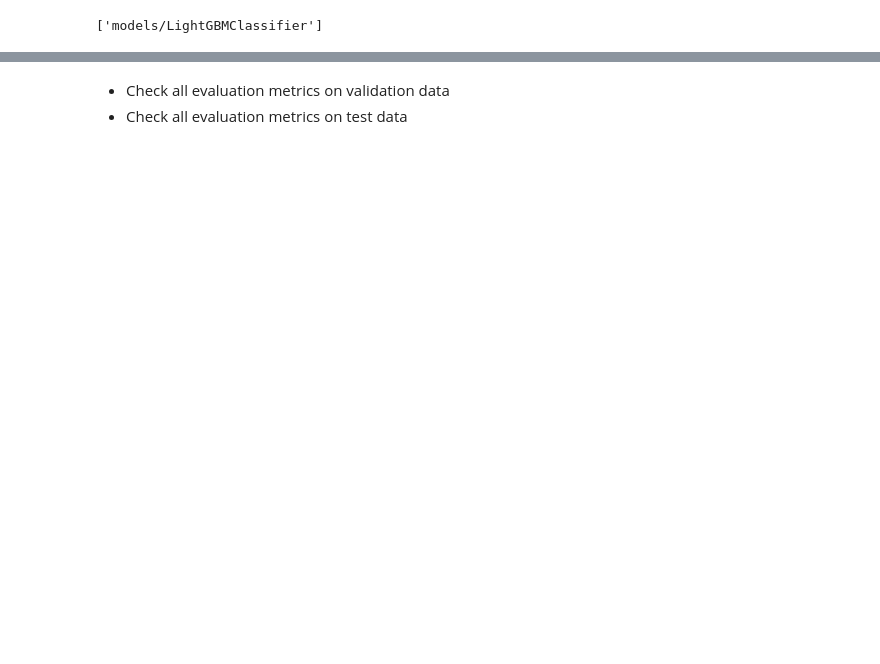
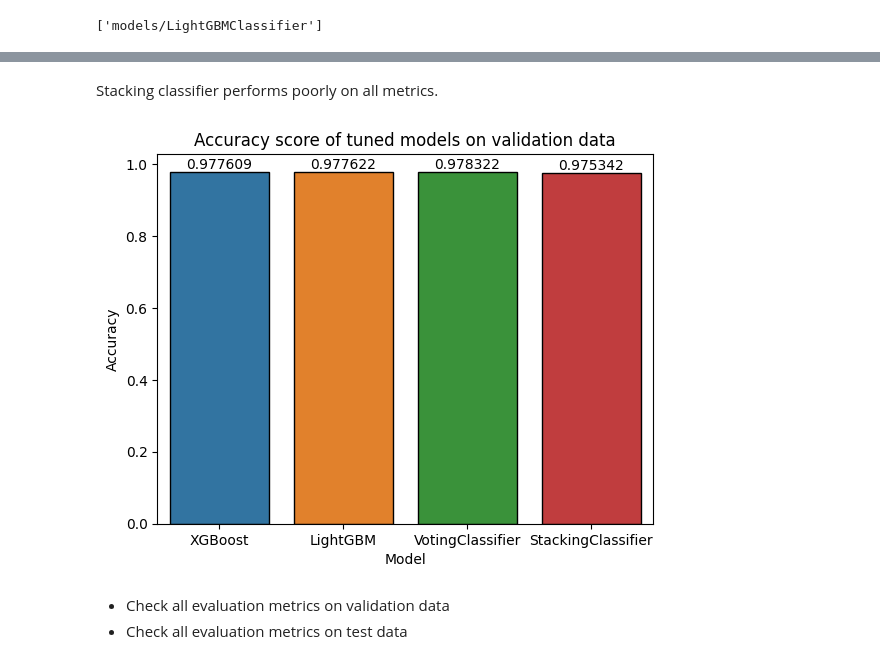
Before and after one commit to S84v/gst-analytics-hackathon, a Jupyter notebook: main.ipynb, the cells around one changed output, grey strips where cells are left out. Cells and saved outputs as stored; diff of their text form; code cells hidden in the pictures; blank space fills up the shorter version.

Commit message:
Finish model building

```diff
--- a/main.ipynb
+++ b/main.ipynb
@@ -1270,7 +1255,7 @@ Parameters for optimized LightGBM Classifier:
 tuned_LGBM = LGBMClassifier(**study.best_params,
                             random_state = seed,
                             n_jobs = -1,
-                            verbosity = 0)
+                            verbosity = -1)
 
 tuned_LGBM.fit(x_train_upsampled_LGBM, y_train_upsampled_LGBM)
 tuned_LGBM_pred = tuned_LGBM.predict(x_val_imp)
@@ -1320,0 +1326,3 @@ vote_clf_pred = vote_clf.predict(x_val_scaled)
+# %%
+stack_clf_pred = stack_clf.predict(x_val)
+print(metrics.f1_score(y_val_ravel, stack_clf_pred))
@@ -1320,0 +1331,12 @@ vote_clf_pred = vote_clf.predict(x_val_scaled)
+# %%
+# metric_list = ['accuracy', 'precision', 'recall', 'f1', 'auc_roc', 'log_loss', 'balanced_accuracy']
+model_list = ['XGBoost' ,'LightGBM', 'VotingClassifier', 'StackingClassifier']
+
+model_list1 = []
+accuracy_list = []
+precision_list = []
+recall_list = []
+f1_list = []
+auc_roc_list = []
+log_loss_list = []
+balanced_accuracy_list = []
@@ -1320,0 +1449,11 @@ vote_clf_pred = vote_clf.predict(x_val_scaled)
+# %%
+model_scores_tuned = pd.DataFrame({
+    'Model': model_list,
+    'Accuracy': accuracy_list,
+    'Precision': precision_list,
+    'Recall': recall_list,
+    'F1': f1_list,
+    'AUC-ROC': auc_roc_list,
+    'Log-Loss': log_loss_list,
+    'Balanced accuracy': balanced_accuracy_list
+})
@@ -1321,3 +1468,24 @@ vote_clf_pred = vote_clf.predict(x_val_scaled)
+# %% [markdown]
+Stacking classifier performs poorly on all metrics.
+# %%
+for col in model_scores_upsampled.columns[1:]:
+
+    ax = sns.barplot(data=model_scores_tuned,
+                     x = 'Model',
+                     y = col,
+                     hue = 'Model',
+                     edgecolor = 'black',
+                     linewidth = 1)
+
+    ax.set_title(f'{col} score of tuned models on validation data')
+    ax.bar_label(ax.containers[0])
+    ax.bar_label(ax.containers[1])
+    ax.bar_label(ax.containers[2])
+    ax.bar_label(ax.containers[3])
+
+    plt.show()
+# %% [output]
+[figure, added]
 # %% [markdown]
 - Check all evaluation metrics on validation data
 - Check all evaluation metrics on test data
```
Also changed, not shown: parts of 21 cells of this notebook.
